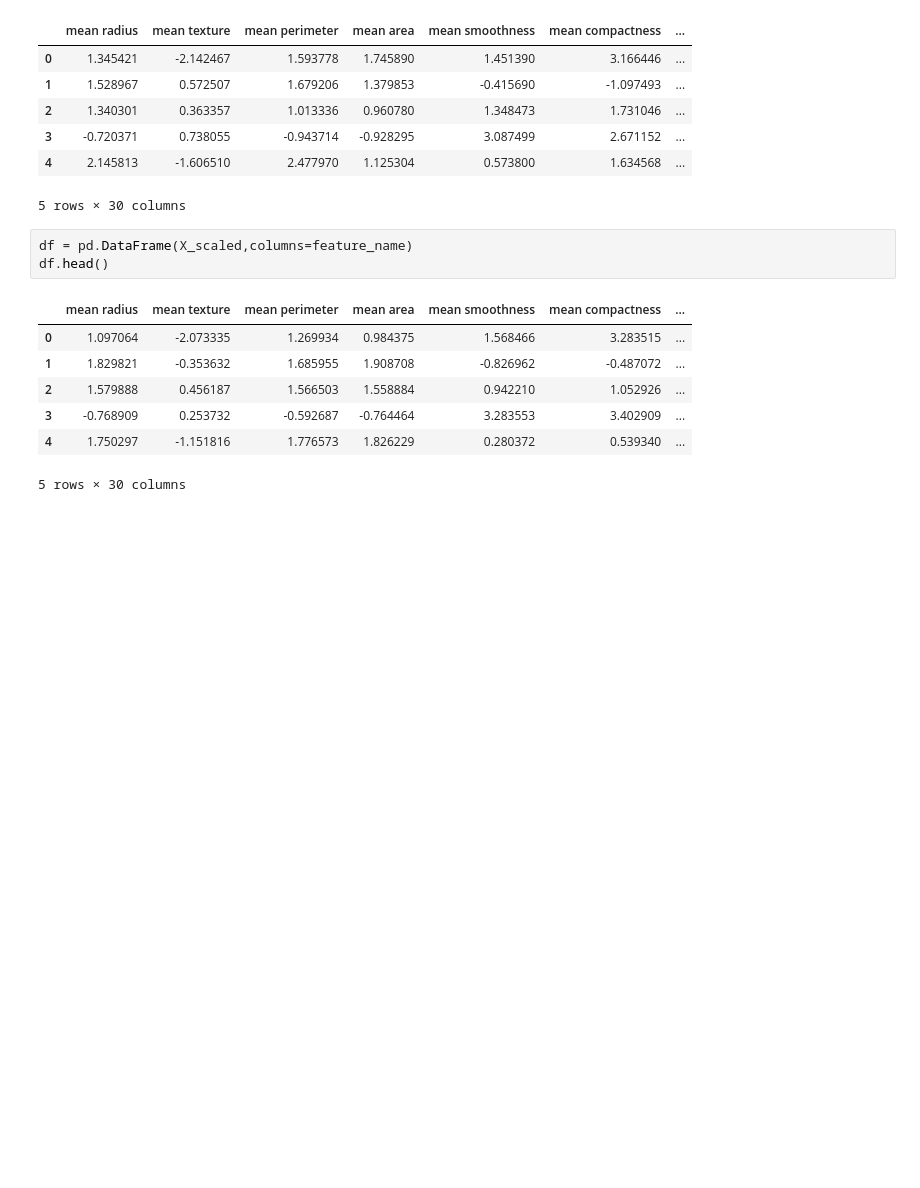
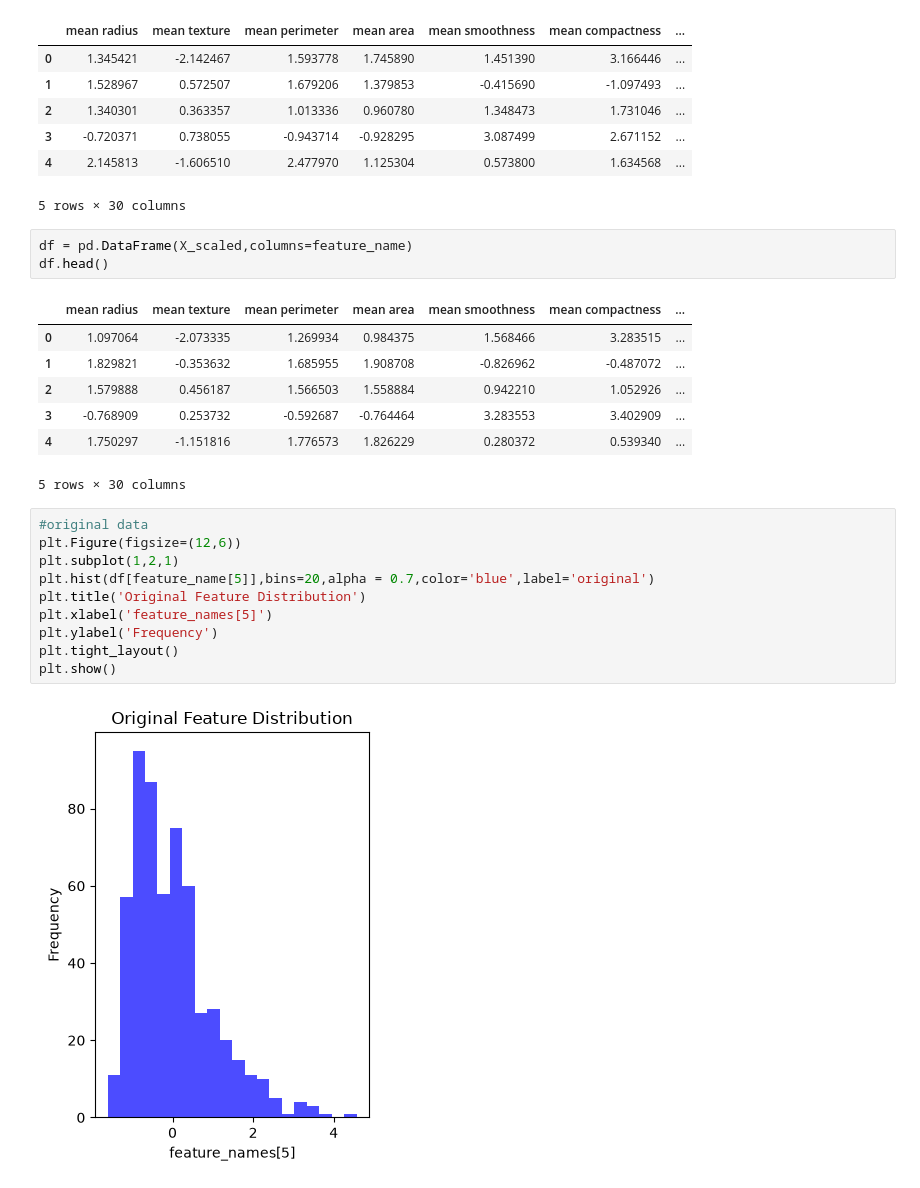
Before and after one commit to CyberWol-12/Machine_Learning_with_Python, a Jupyter notebook: 14.elauation_model_classification.ipynb, the cells around one changed output. Saved outputs shown, nothing was run; the diff lists cells and outputs as text; blank space fills up the shorter version.

Commit message:
plotting original data

```diff
--- a/14.elauation_model_classification.ipynb
+++ b/14.elauation_model_classification.ipynb
@@ -67,3 +67,15 @@ df.head()
 | 3 | -0.768909 | 0.253732 | -0.592687 | -0.764464 | 3.283553 | 3.402909 | ... |
 | 4 | 1.750297 | -1.151816 | 1.776573 | 1.826229 | 0.280372 | 0.539340 | ... |
 5 rows × 30 columns
+# %%
+#original data
+plt.Figure(figsize=(12,6))
+plt.subplot(1,2,1)
+plt.hist(df[feature_name[5]],bins=20,alpha = 0.7,color='blue',label='original')
+plt.title('Original Feature Distribution')
+plt.xlabel('feature_names[5]')
+plt.ylabel('Frequency')
+plt.tight_layout()
+plt.show()
+# %% [output]
+[figure, added]
```
Also changed, not shown: parts of 1 cell of this notebook.
